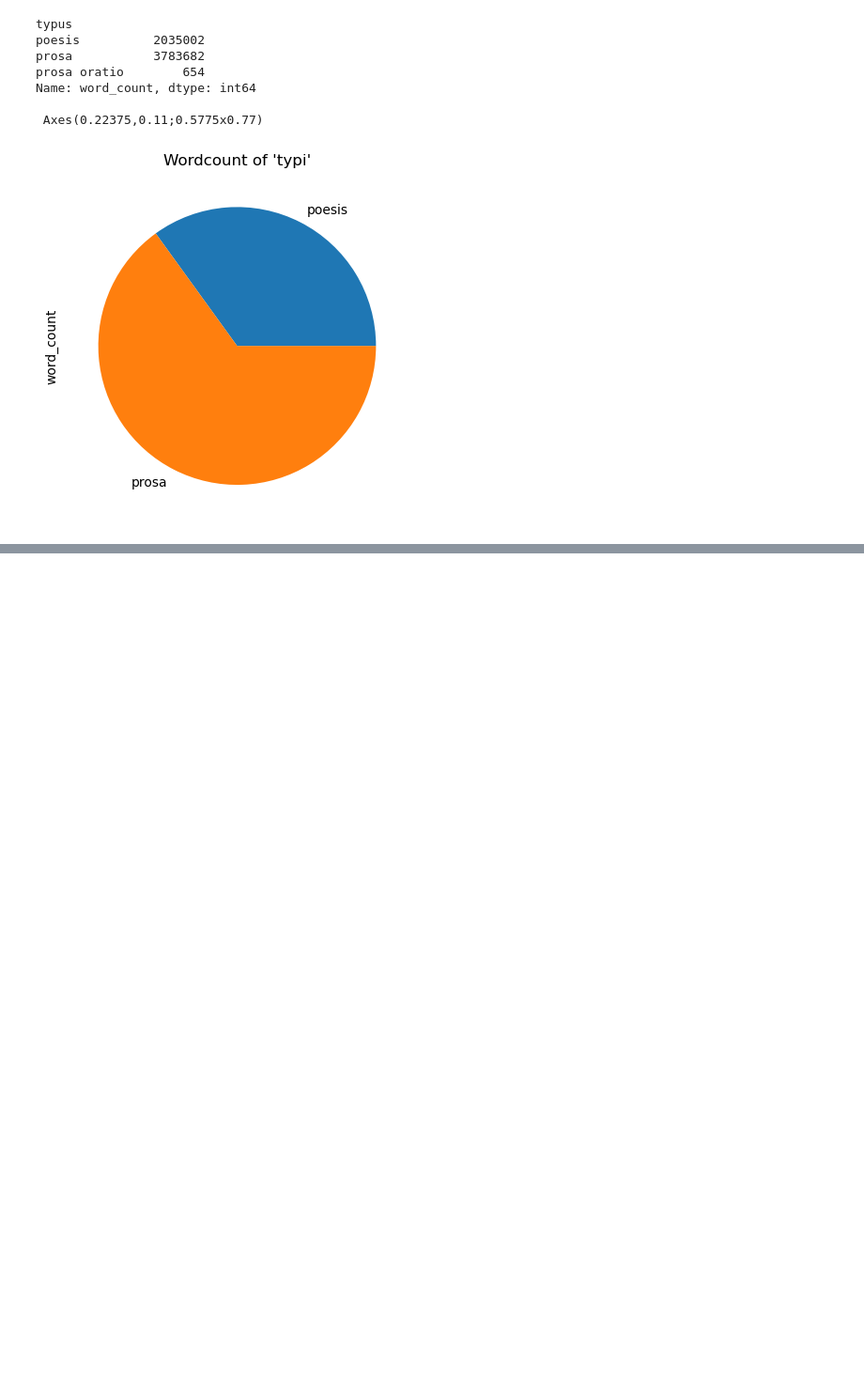
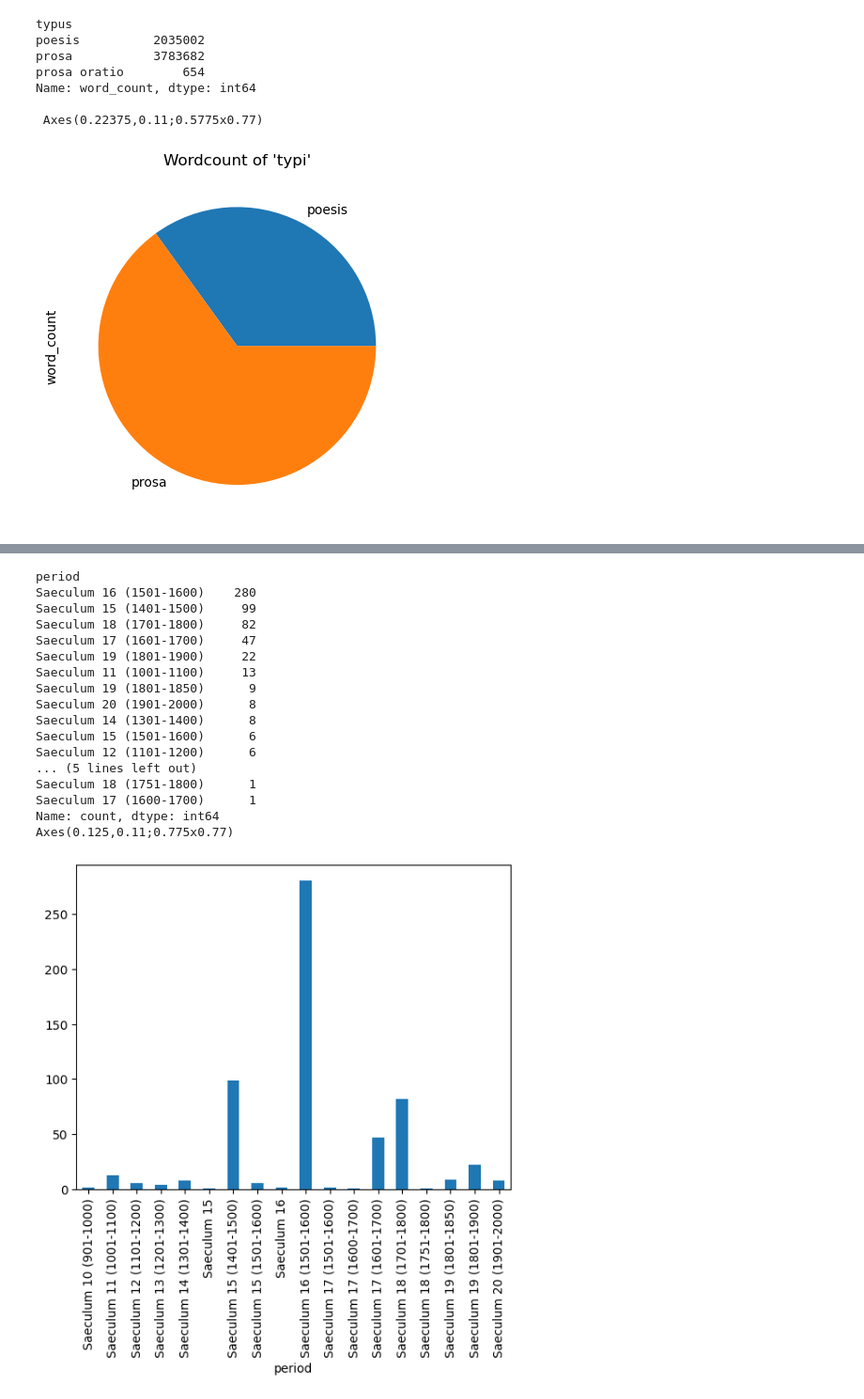
Before and after one commit to petar-soldo/croala-marulic, a Jupyter notebook: croala-marulus.ipynb, the cells around one changed output, grey strips where cells are left out. Shown at 94% size. Cells and saved outputs as stored; diff of their text form; code cells hidden in the pictures; blank space fills up the shorter version.

```diff
--- a/croala-marulus.ipynb
+++ b/croala-marulus.ipynb
@@ -560,0 +636,25 @@ Zrinski, Juraj IV., Zrinius, Georgius IV comes, 1599-1626
+# %%
+# Find all rows in 'periods_count' where the index contains 'Seculum'
+periods_count_saecula = periods_count[periods_count.index.str.contains("Saeculum")]
+print(periods_count_saecula)
+# In additon, sorting by index to get the chronological order
+print(periods_count_saecula.sort_index().plot(kind="bar"))
+# %% [output]
+period
+Saeculum 16 (1501-1600)    280
+Saeculum 15 (1401-1500)     99
+Saeculum 18 (1701-1800)     82
+Saeculum 17 (1601-1700)     47
+Saeculum 19 (1801-1900)     22
+Saeculum 11 (1001-1100)     13
+Saeculum 19 (1801-1850)      9
+Saeculum 20 (1901-2000)      8
+Saeculum 14 (1301-1400)      8
+Saeculum 15 (1501-1600)      6
+Saeculum 12 (1101-1200)      6
+... (5 lines left out)
+Saeculum 18 (1751-1800)      1
+Saeculum 17 (1600-1700)      1
+Name: count, dtype: int64
+Axes(0.125,0.11;0.775x0.77)
+[figure, added]
```
Also changed, not shown: parts of 13 cells of this notebook.
